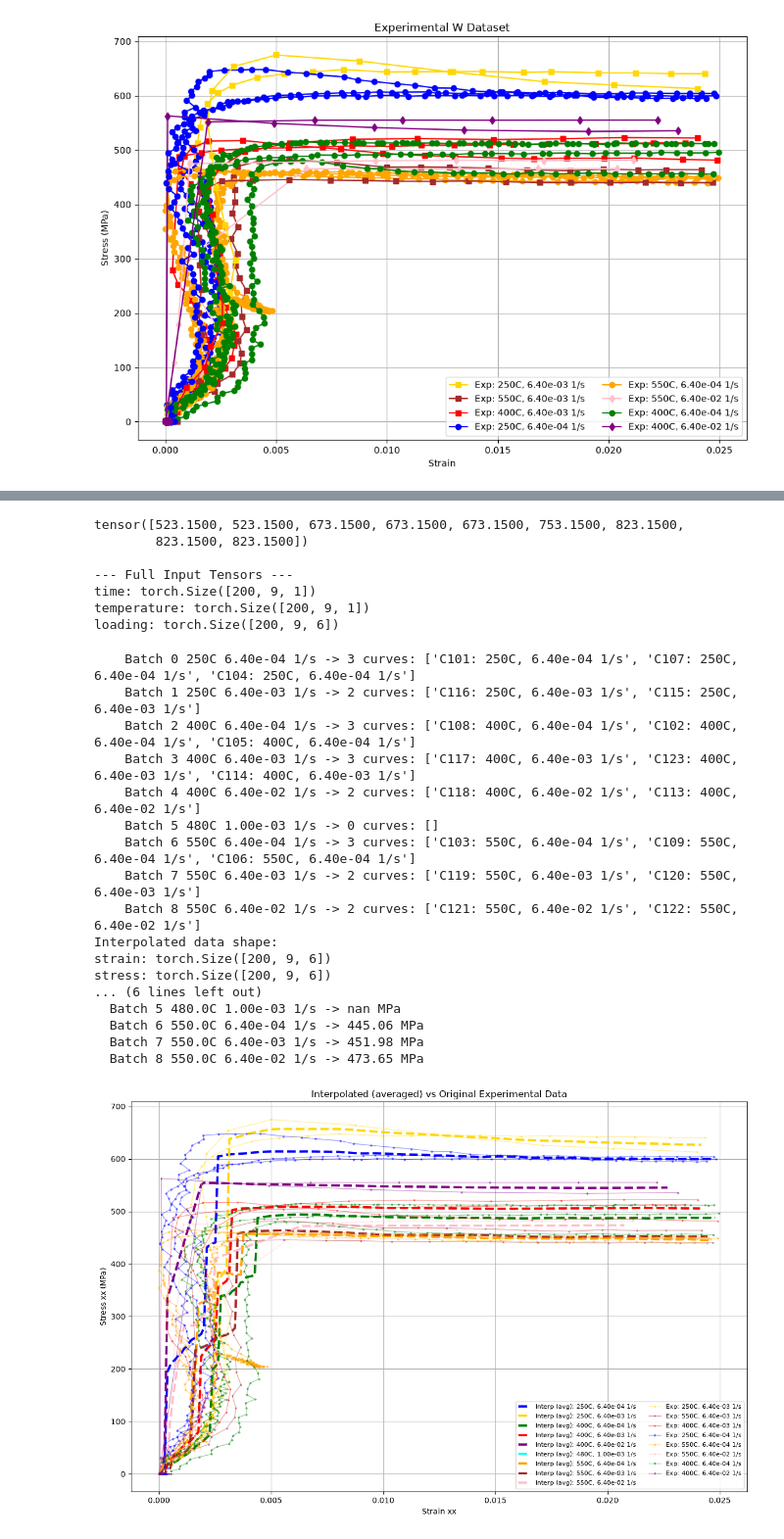
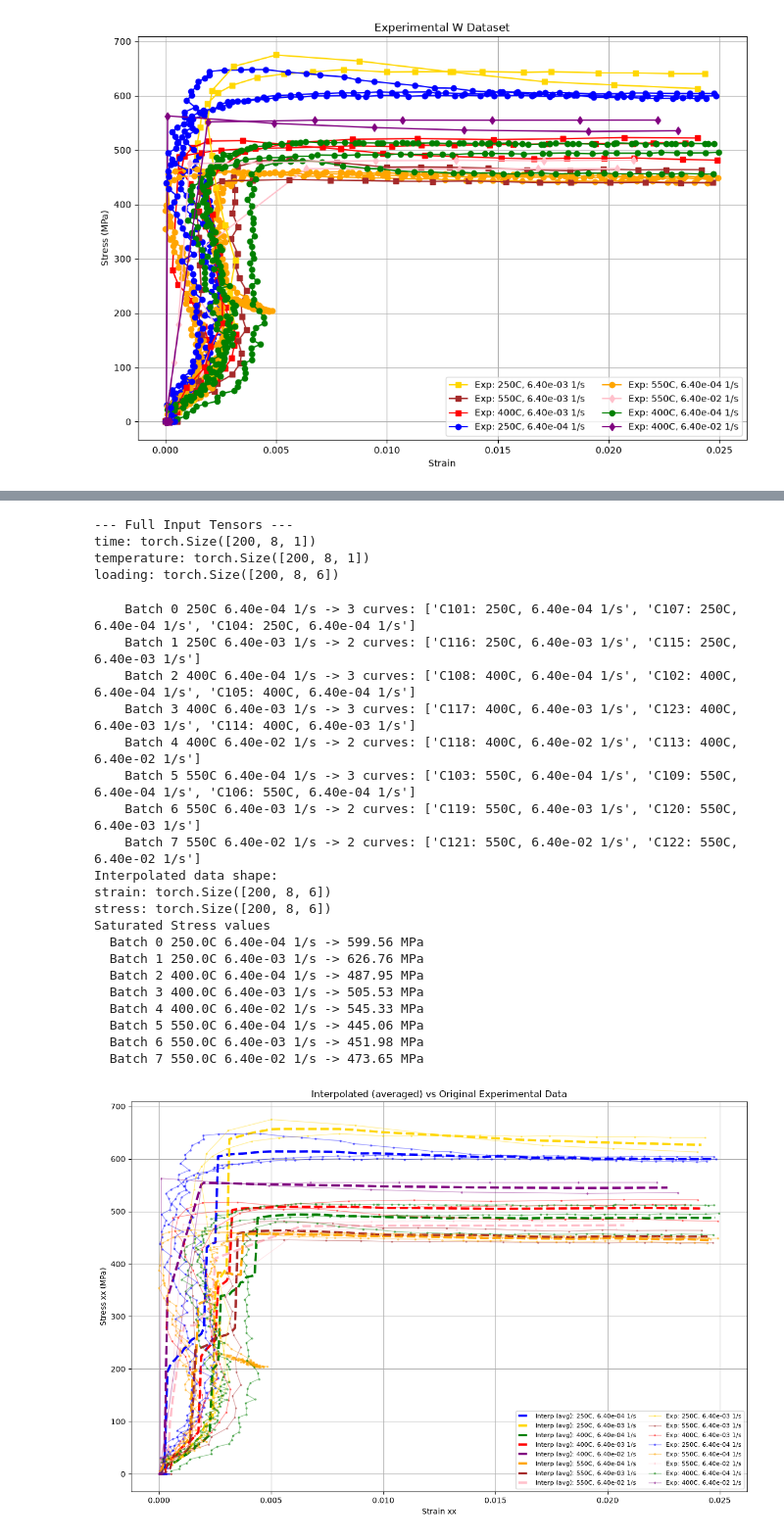
Before and after one commit to ColinMG2/neml2, a Jupyter notebook: cmg_projects/tungsten_deterministic.ipynb, the cells around one changed output, grey strips where cells are left out. Shown at 98% size. Drawn from its saved outputs; the diff is of its cells as text; code cells hidden in the pictures.

```diff
--- a/cmg_projects/tungsten_deterministic.ipynb
+++ b/cmg_projects/tungsten_deterministic.ipynb
@@ -321,7 +321,7 @@ def rho_of_T(T_val):
 def tau_a_of_T(T_val):
     alpha_a = 0.23
     lambda_micro_a = 1 / 0.5
-    return m_exp * alpha_a * G_of_T(T_val) * b * (np.sqrt(rho_of_T(T_val)) + lambda_micro_a)
+    return alpha_a * G_of_T(T_val) * b * (np.sqrt(rho_of_T(T_val)) + lambda_micro_a)
 
 
 def screw_velocity(tau_eff_val, T_val):
@@ -666,7 +743,6 @@ batch_conditions = [
     (673.15, 6.4e-4),
     (673.15, 6.4e-3),
     (673.15, 6.4e-2),
-    (753.15, 1.0e-3),
     (823.15, 6.4e-4),
     (823.15, 6.4e-3),
     (823.15, 6.4e-2)
@@ -694,13 +770,10 @@ for i, (T, rate) in enumerate(batch_conditions):
 
 print(f"\n--- Full Input Tensors ---\ntime: {time.shape}\ntemperature: {temperature.shape}\nloading: {loading.shape}")
 # %% [output]
-tensor([523.1500, 523.1500, 673.1500, 673.1500, 673.1500, 753.1500, 823.1500,
-        823.1500, 823.1500])
-
 --- Full Input Tensors ---
-time: torch.Size([200, 9, 1])
-temperature: torch.Size([200, 9, 1])
-loading: torch.Size([200, 9, 6])
+time: torch.Size([200, 8, 1])
+temperature: torch.Size([200, 8, 1])
+loading: torch.Size([200, 8, 6])
 # %%
 exp_stress_data = torch.zeros_like(loading, device=device)
 exp_strain_data = torch.zeros_like(loading, device=device)
@@ -752,7 +825,6 @@ style_map = {
     (400, 6.4e-4): ('green',  'o'),
     (400, 6.4e-3): ('red',    's'),
     (400, 6.4e-2): ('purple', 'd'),
-    (480, 1.0e-3): ('cyan',   'o'),
     (550, 6.4e-4): ('orange', 'o'),
     (550, 6.4e-3): ('brown',  's'),
     (550, 6.4e-2): ('pink',   'd'),
@@ -779,45 +851,48 @@ for label in strain_data:
     rate_exp = next(r for T, r, l in exp_conditions if l == label)
     temp_C = round(T_exp - 273.15)
     color, marker = style_map.get((temp_C, rate_exp), ('k', 'o'))
 
     # Only add one legend entry per condition (not one per replicate)
     cond_key = (temp_C, rate_exp)
     legend_label = f"Exp: {temp_C}C, {rate_exp:.2e} 1/s" if cond_key not in plotted_conditions else "_nolegend_"
     plotted_conditions.add(cond_key)
 
     ax.plot(
         strain_data[label].cpu().numpy(),
         stress_data[label].cpu().numpy(),
         color=color, alpha=0.4, lw=1, marker=marker, markersize=2,
         label=legend_label,
     )
 
 ax.set_xlabel("Strain xx")
 ax.set_ylabel("Stress xx (MPa)")
 ax.set_title("Interpolated (averaged) vs Original Experimental Data")
 ax.grid(True)
 ax.legend(loc='lower right', fontsize=8, ncol=2)
 plt.tight_layout()
 plt.show()
 # %% [output]
     Batch 0 250C 6.40e-04 1/s -> 3 curves: ['C101: 250C, 6.40e-04 1/s', 'C107: 250C, 6.40e-04 1/s', 'C104: 250C, 6.40e-04 1/s']
     Batch 1 250C 6.40e-03 1/s -> 2 curves: ['C116: 250C, 6.40e-03 1/s', 'C115: 250C, 6.40e-03 1/s']
     Batch 2 400C 6.40e-04 1/s -> 3 curves: ['C108: 400C, 6.40e-04 1/s', 'C102: 400C, 6.40e-04 1/s', 'C105: 400C, 6.40e-04 1/s']
     Batch 3 400C 6.40e-03 1/s -> 3 curves: ['C117: 400C, 6.40e-03 1/s', 'C123: 400C, 6.40e-03 1/s', 'C114: 400C, 6.40e-03 1/s']
     Batch 4 400C 6.40e-02 1/s -> 2 curves: ['C118: 400C, 6.40e-02 1/s', 'C113: 400C, 6.40e-02 1/s']
-    Batch 5 480C 1.00e-03 1/s -> 0 curves: []
-    Batch 6 550C 6.40e-04 1/s -> 3 curves: ['C103: 550C, 6.40e-04 1/s', 'C109: 550C, 6.40e-04 1/s', 'C106: 550C, 6.40e-04 1/s']
-    Batch 7 550C 6.40e-03 1/s -> 2 curves: ['C119: 550C, 6.40e-03 1/s', 'C120: 550C, 6.40e-03 1/s']
-    Batch 8 550C 6.40e-02 1/s -> 2 curves: ['C121: 550C, 6.40e-02 1/s', 'C122: 550C, 6.40e-02 1/s']
+    Batch 5 550C 6.40e-04 1/s -> 3 curves: ['C103: 550C, 6.40e-04 1/s', 'C109: 550C, 6.40e-04 1/s', 'C106: 550C, 6.40e-04 1/s']
+    Batch 6 550C 6.40e-03 1/s -> 2 curves: ['C119: 550C, 6.40e-03 1/s', 'C120: 550C, 6.40e-03 1/s']
+    Batch 7 550C 6.40e-02 1/s -> 2 curves: ['C121: 550C, 6.40e-02 1/s', 'C122: 550C, 6.40e-02 1/s']
 Interpolated data shape:
-strain: torch.Size([200, 9, 6])
-stress: torch.Size([200, 9, 6])
-... (6 lines left out)
-  Batch 5 480.0C 1.00e-03 1/s -> nan MPa
-  Batch 6 550.0C 6.40e-04 1/s -> 445.06 MPa
-  Batch 7 550.0C 6.40e-03 1/s -> 451.98 MPa
-  Batch 8 550.0C 6.40e-02 1/s -> 473.65 MPa
+strain: torch.Size([200, 8, 6])
+stress: torch.Size([200, 8, 6])
+Saturated Stress values
+  Batch 0 250.0C 6.40e-04 1/s -> 599.56 MPa
+  Batch 1 250.0C 6.40e-03 1/s -> 626.76 MPa
+  Batch 2 400.0C 6.40e-04 1/s -> 487.95 MPa
+  Batch 3 400.0C 6.40e-03 1/s -> 505.53 MPa
+  Batch 4 400.0C 6.40e-02 1/s -> 545.33 MPa
+  Batch 5 550.0C 6.40e-04 1/s -> 445.06 MPa
+  Batch 6 550.0C 6.40e-03 1/s -> 451.98 MPa
+  Batch 7 550.0C 6.40e-02 1/s -> 473.65 MPa
-[figure, old version]
+[figure, new version]
 # %%
 with torch.no_grad():
     stress = model(time, temperature, loading)
```
Also changed, not shown: parts of 7 cells of this notebook, 5 other files.
